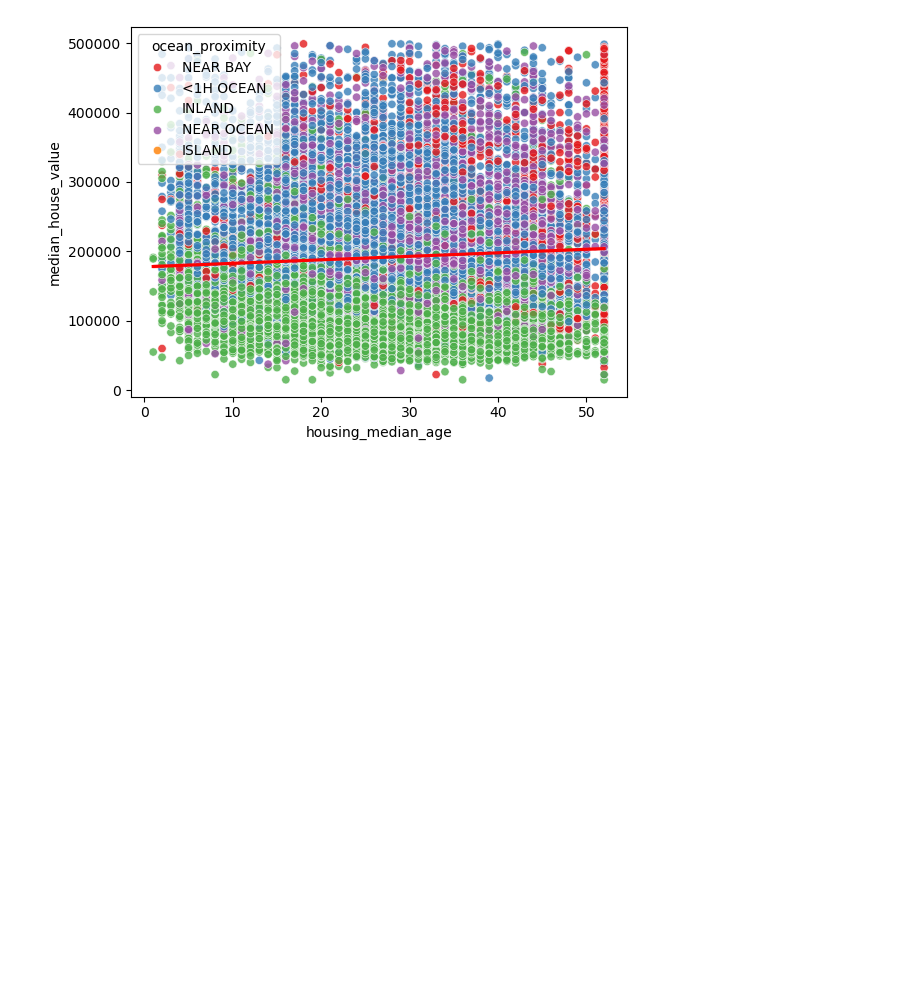
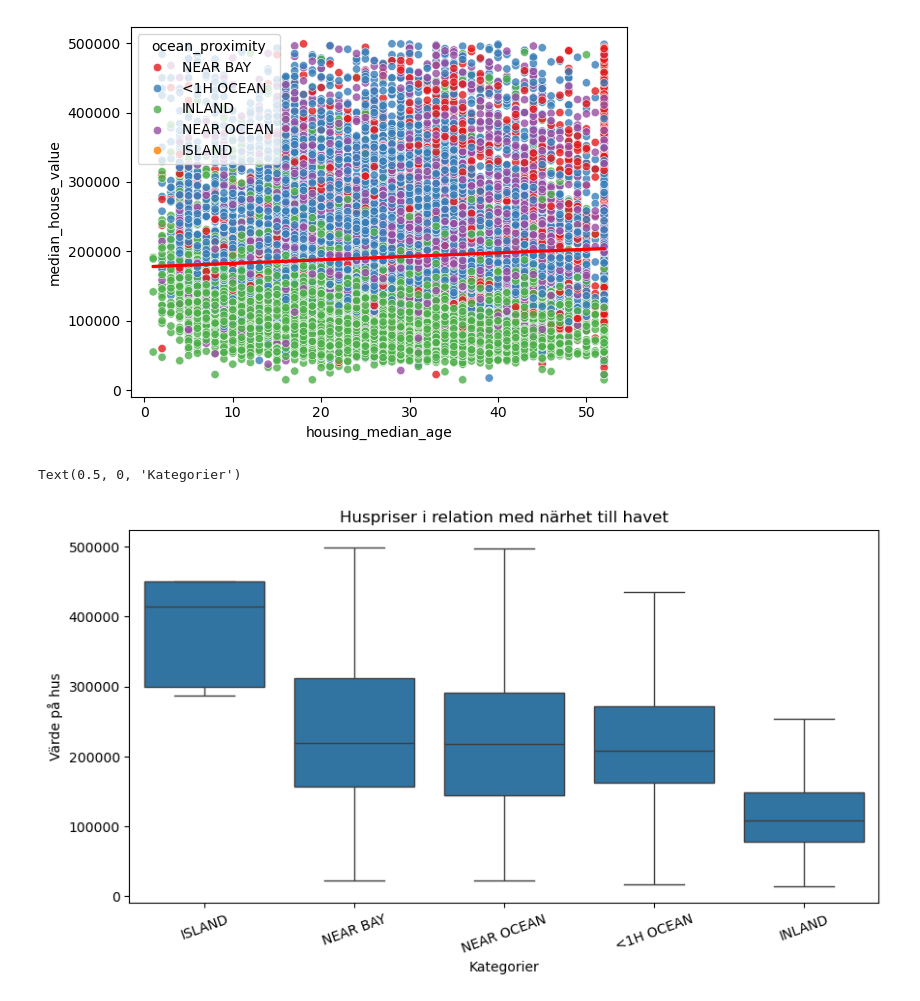
Before and after one commit to pejohans/python_and_ai, a Jupyter notebook: kunskapskontrol_3/EDA_housing.ipynb, the cells around one changed output. Saved outputs shown, nothing was run; the diff lists cells and outputs as text; code cells hidden in the pictures; blank space fills up the shorter version.

```diff
--- a/kunskapskontrol_3/EDA_housing.ipynb
+++ b/kunskapskontrol_3/EDA_housing.ipynb
@@ -269,3 +278,28 @@ sns.regplot(data=filtered_houses,
 # %% [output]
 <Axes: xlabel='housing_median_age', ylabel='median_house_value'>
 [figure]
+# %%
+#2:3. Hur påverkas huspriserna av närheten till havet?
+
+#Group and sort data based ocean proximity categories and median house values.
+#It will give the effect of showing categories from expensive to cheaper houses
+order = filtered_houses.groupby('ocean_proximity')['median_house_value'].median().sort_values(ascending=False).index
+
+#Show data with boxplot and hide extreme values (showfliers=False) which only serves as noise for our EDA
+plt.figure(figsize=(10, 5))
+sns.boxplot(data=filtered_houses,
+            x='ocean_proximity',
+            y='median_house_value',
+            order=order, showfliers=False)
+plt.title("Huspriser i relation med närhet till havet")
+plt.xticks(rotation=20)
+plt.ylabel("Värde på hus")
+plt.xlabel("Kategorier")
+
+#Conclusion: As we can see in the boxplot, house prices are higher the close you get to the water.
+#A bit surprised by the Island category has the most expensive houses. However, we only have a small
+#amount of data around Islands so it might not be correct data that can represent the prices
+#for houses on Islands.
+# %% [output]
+Text(0.5, 0, 'Kategorier')
+[figure, added]
```
Also changed, not shown: parts of 2 cells of this notebook.
